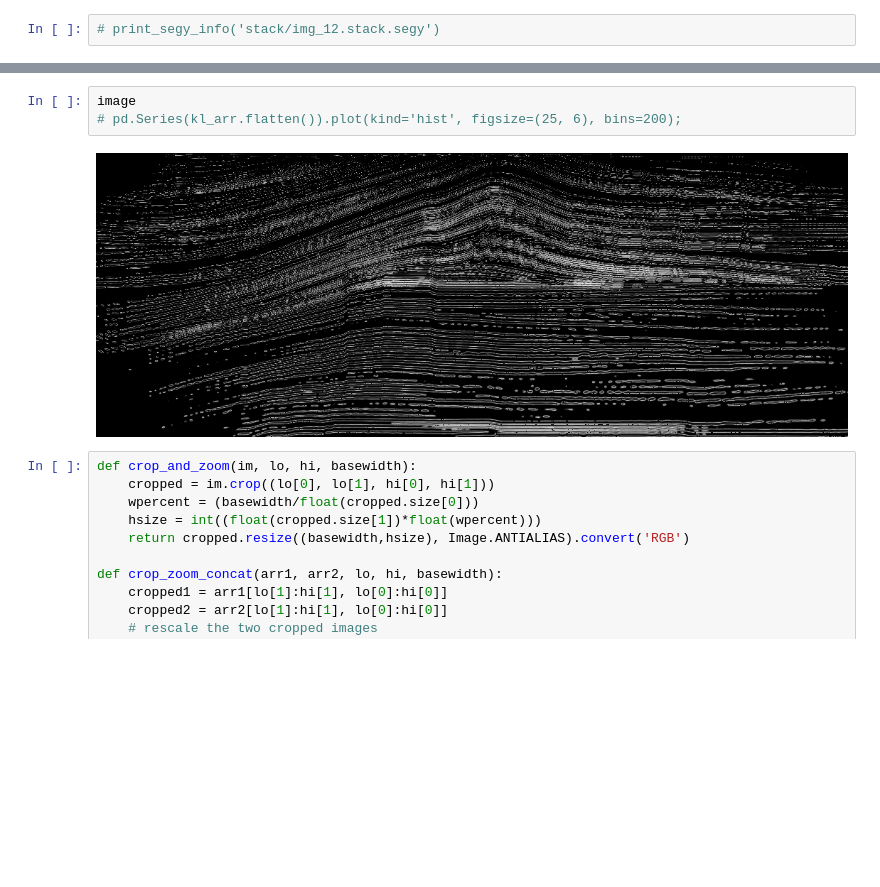
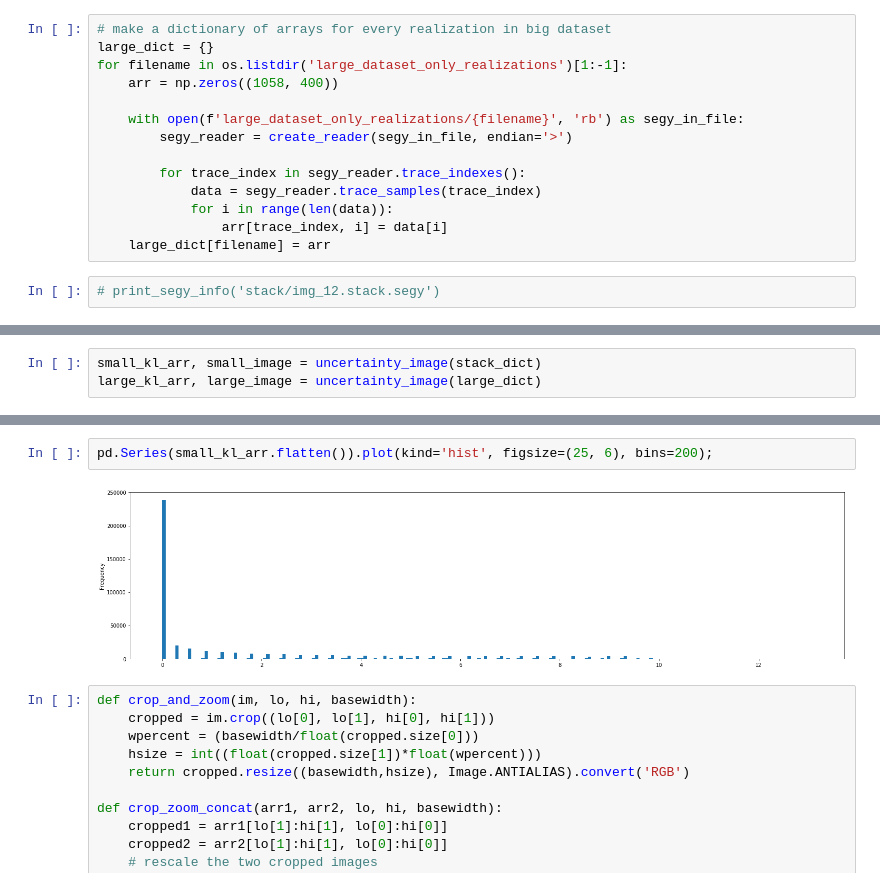
Before and after one commit to agrippa/geo-owl-ogy, a Jupyter notebook: Josh's Workspace/sandbox.ipynb, the cells around one changed output, grey strips where cells are left out. Cells and saved outputs as stored; diff of their text form; blank space fills up the shorter version.

```diff
--- a/Josh's Workspace/sandbox.ipynb
+++ b/Josh's Workspace/sandbox.ipynb
@@ -39,2 +67,16 @@ for filename in os.listdir('small_dataset'):
+# %%
+# make a dictionary of arrays for every realization in big dataset
+large_dict = {}
+for filename in os.listdir('large_dataset_only_realizations')[1:-1]:
+    arr = np.zeros((1058, 400))
+
+    with open(f'large_dataset_only_realizations/{filename}', 'rb') as segy_in_file:
+        segy_reader = create_reader(segy_in_file, endian='>')
+
+        for trace_index in segy_reader.trace_indexes():
+            data = segy_reader.trace_samples(trace_index)
+            for i in range(len(data)):
+                arr[trace_index, i] = data[i]
+    large_dict[filename] = arr
 # %%
 # print_segy_info('stack/img_12.stack.segy')
@@ -156,0 +166,3 @@ kl_arr, image = uncertainty_image(stack_dict)
+# %%
+small_kl_arr, small_image = uncertainty_image(stack_dict)
+large_kl_arr, large_image = uncertainty_image(large_dict)
@@ -157,8 +174,7 @@ kl_arr, image = uncertainty_image(stack_dict)
 # %%
-image
-# pd.Series(kl_arr.flatten()).plot(kind='hist', figsize=(25, 6), bins=200);
+pd.Series(small_kl_arr.flatten()).plot(kind='hist', figsize=(25, 6), bins=200);
 # %% [output]
-[figure, old version]
+[figure, new version]
 # %%
 def crop_and_zoom(im, lo, hi, basewidth):
     cropped = im.crop((lo[0], lo[1], hi[0], hi[1]))
```
Also changed, not shown: parts of 12 cells of this notebook.
